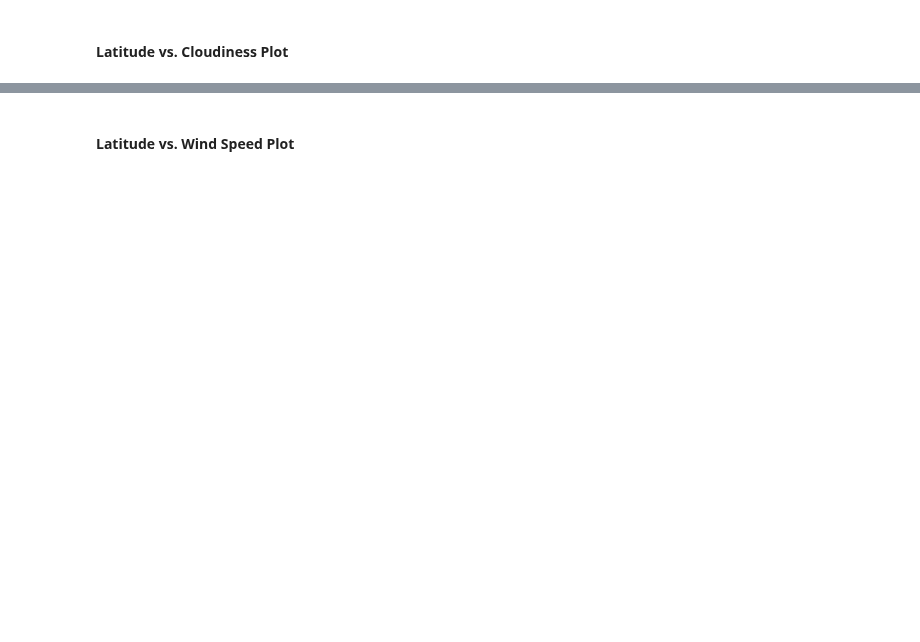
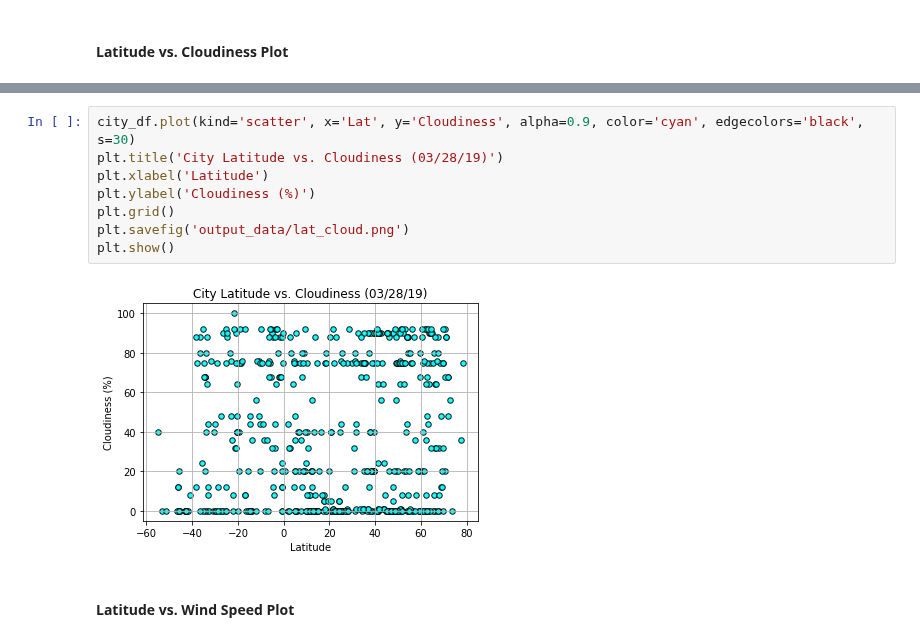
Before and after one commit to ticalisoul/Unit-6-PythonAPIs-Homework, a Jupyter notebook: WeatherPy.ipynb, the cells around one changed output, grey strips where cells are left out. Saved outputs shown, nothing was run; the diff lists cells and outputs as text; blank space fills up the shorter version.

```diff
--- a/WeatherPy.ipynb
+++ b/WeatherPy.ipynb
@@ -128,2 +178,12 @@ dtype: int64
+# %%
+city_df.plot(kind='scatter', x='Lat', y='Cloudiness', alpha=0.9, color='cyan', edgecolors='black', s=30)
+plt.title('City Latitude vs. Cloudiness (03/28/19)')
+plt.xlabel('Latitude')
+plt.ylabel('Cloudiness (%)')
+plt.grid()
+plt.savefig('output_data/lat_cloud.png')
+plt.show()
+# %% [output]
+[figure, added]
 # %% [markdown]
 #### Latitude vs. Wind Speed Plot
```
Also changed, not shown: parts of 16 cells of this notebook, 8 other files.
